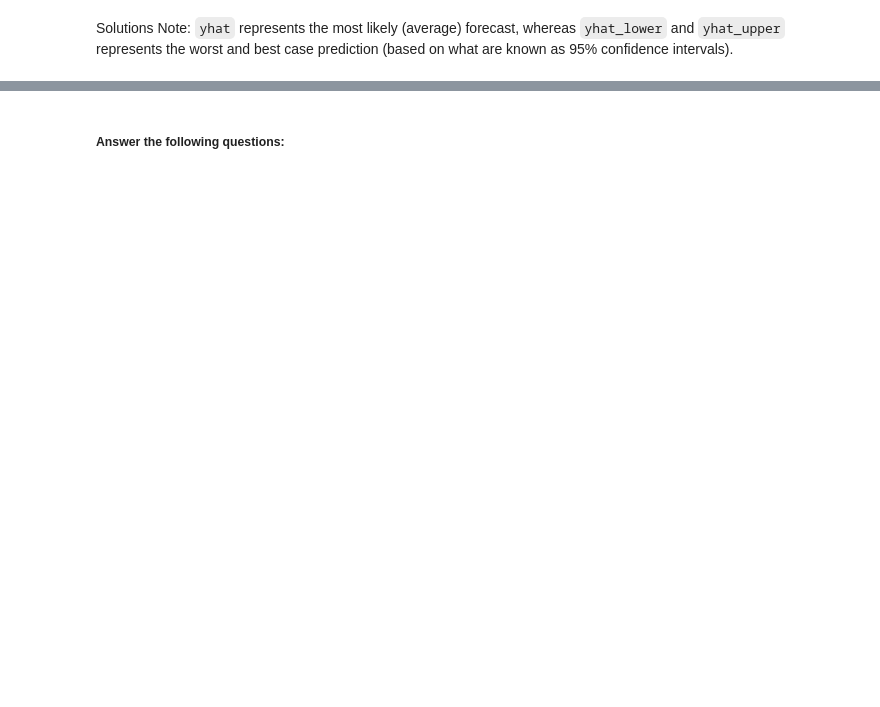
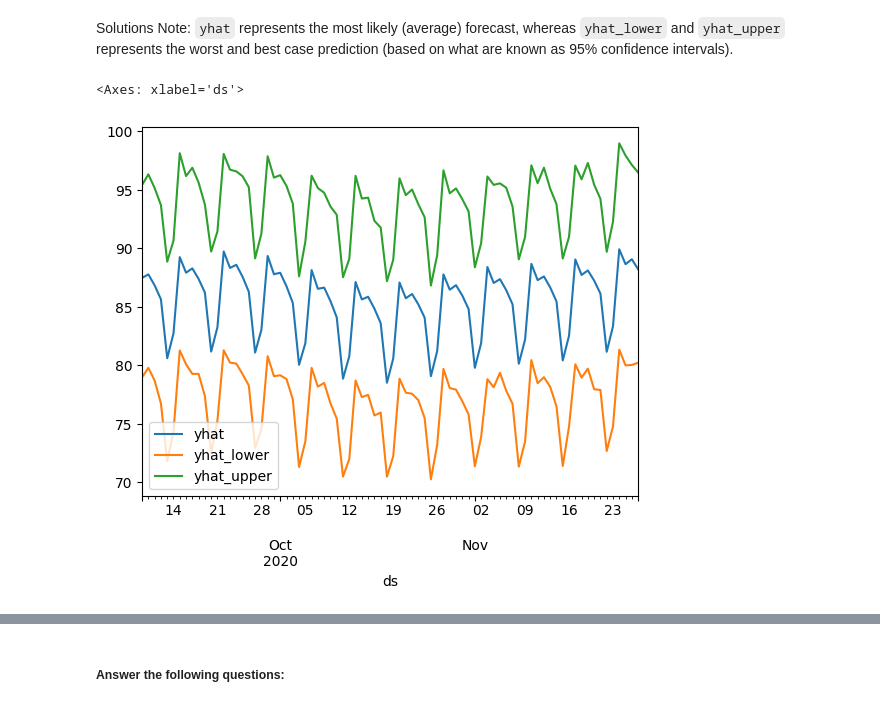
Before and after one commit to ManWithACap/prophet-challenge, a Jupyter notebook: forecasting_net_prophet.ipynb, the cells around one changed output, grey strips where cells are left out. Saved outputs shown, nothing was run; the diff lists cells and outputs as text; code cells hidden in the pictures; blank space fills up the shorter version.

```diff
--- a/forecasting_net_prophet.ipynb
+++ b/forecasting_net_prophet.ipynb
@@ -453,6 +495,7 @@ Now, you need to produce a time series model that analyzes and forecasts pattern
 * What's the lowest point for search traffic in the calendar year?
 # %%
 # Set the index in the forecast_mercado_trends DataFrame to the ds datetime column
-
+forecast = forecast.set_index(forecast["ds"])
 
 # View the only the yhat,yhat_lower and yhat_upper columns from the DataFrame
+forecast[["yhat", "yhat_lower", "yhat_upper"]].head()
@@ -461,5 +512,9 @@ Solutions Note: `yhat` represents the most likely (average) forecast, whereas `y
 # %%
 # From the forecast_mercado_trends DataFrame, plot the data to visualize
 #  the yhat, yhat_lower, and yhat_upper columns over the last 2000 hours
+forecast[["yhat", "yhat_lower", "yhat_upper"]].tail(80).plot()
+# %% [output]
+<Axes: xlabel='ds'>
+[figure, added]
 # %%
 # Reset the index in the forecast_mercado_trends DataFrame
```
Also changed, not shown: parts of 12 cells of this notebook.
